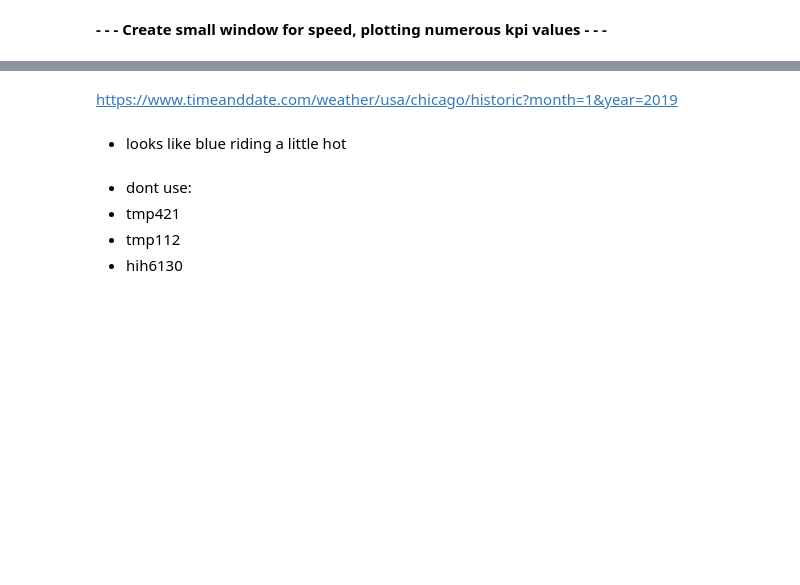
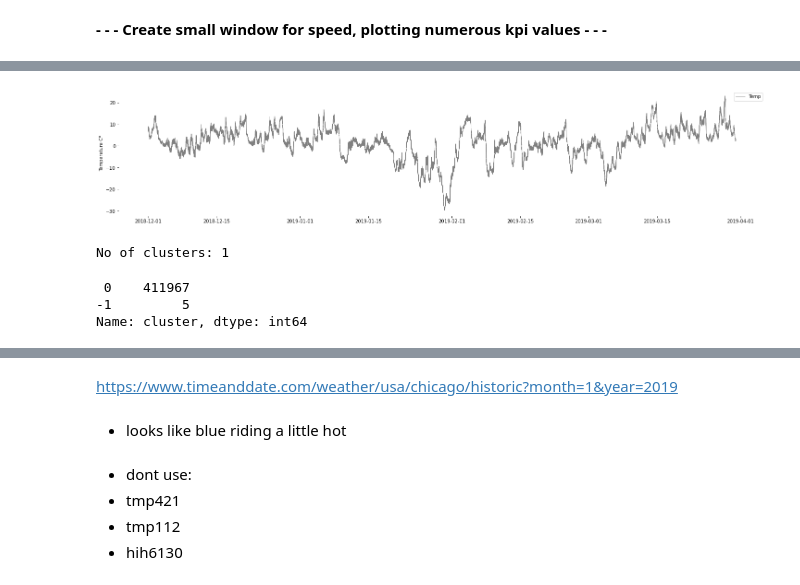
Before and after one commit to tombresee/SensorAnalysis, a Jupyter notebook: ENTER/code/012_DBSCAN_final.ipynb, the cells around one changed output, grey strips where cells are left out. Drawn from its saved outputs; the diff is of its cells as text; code cells hidden in the pictures; blank space fills up the shorter version.

```diff
--- a/ENTER/code/011_DBSCAN_initial_examination.ipynb
+++ b/ENTER/code/012_DBSCAN_final.ipynb
@@ -612,0 +53,3 @@ df.tail(1).index.values[0]
+# %%
+
+pf = pd.read_pickle("SSS.pkl")
@@ -622,7 +179,7 @@ df.tail(1).index.values[0]
 
 # minidf = df.loc['2019-01-01':'2019-03-01'].copy()
 
-minidf = df.loc['2019-01-31':'2019-02-02'].copy()
+minidf = pf.loc['2018-12-01':'2019-03-30'].copy()
 # %%
 
 len(minidf)
@@ -661,0 +229,3 @@ len(tdf)
+# %%
+
+tsys = tdf[tdf.sensor == 'tsys01'].copy()
@@ -661,0 +320,13 @@ len(tdf)
+# %%
+
+plt.figure(figsize=(25, 5))
+plt.plot(tsys.index, tsys.value_hrf, 'grey', markersize=1, linewidth=.9)
+# , 'k.', markersize=8)
+plt.legend(['Temp'])
+# plt.xlabel('timestamp')
+# plt.xticks([0, 20, 40, 60, 80, 99],[ts_dataframe.index[0],ts_dataframe.index[20], ts_dataframe.index[40], ts_dataframe.index[60], ts_dataframe.index[80], ts_dataframe.index[99]] ,rotation=45)
+plt.ylabel('Temperature C°')
+plt.box(False)
+plt.show();
+# %% [output]
+[figure, added]
@@ -661,0 +350,18 @@ len(tdf)
+# %%
+
+label=db.labels_
+
+from sklearn import metrics
+
+#identifying the points which makes up our core points
+sample_cores=np.zeros_like(label,dtype=bool)
+
+sample_cores[db.core_sample_indices_]=True
+
+# Calculating the number of clusters
+
+n_clusters=len(set(label))- (1 if -1 in label else 0)
+
+print('No of clusters:',n_clusters)
+# %% [output]
+No of clusters: 1
@@ -661,0 +374,8 @@ len(tdf)
+# %%
+
+tsys["cluster"] = db.labels_
+tsys["cluster"].value_counts()
+# %% [output]
+ 0    411967
+-1         5
+Name: cluster, dtype: int64
```
Also changed, not shown: parts of 157 cells of this notebook, 6 other files.
